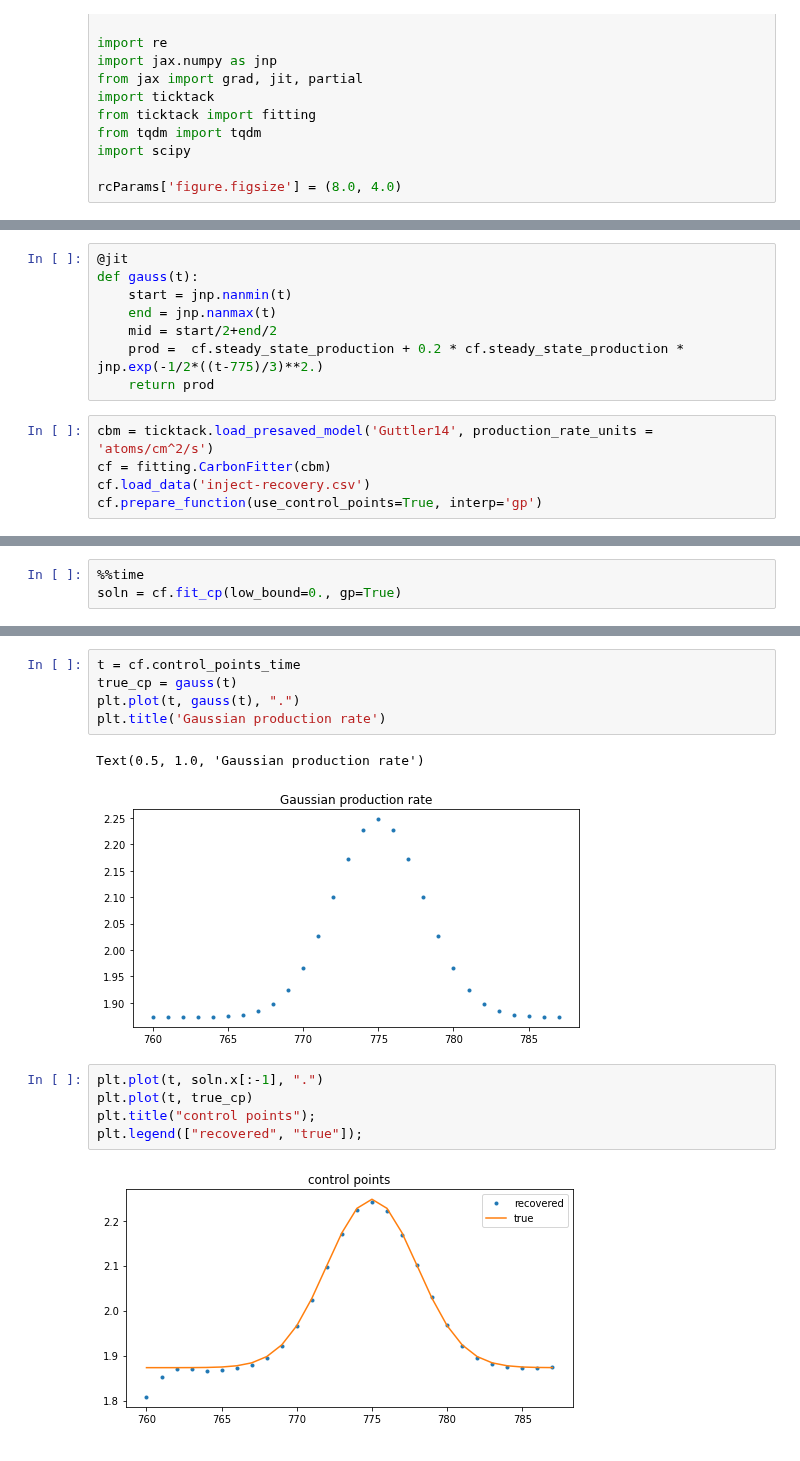
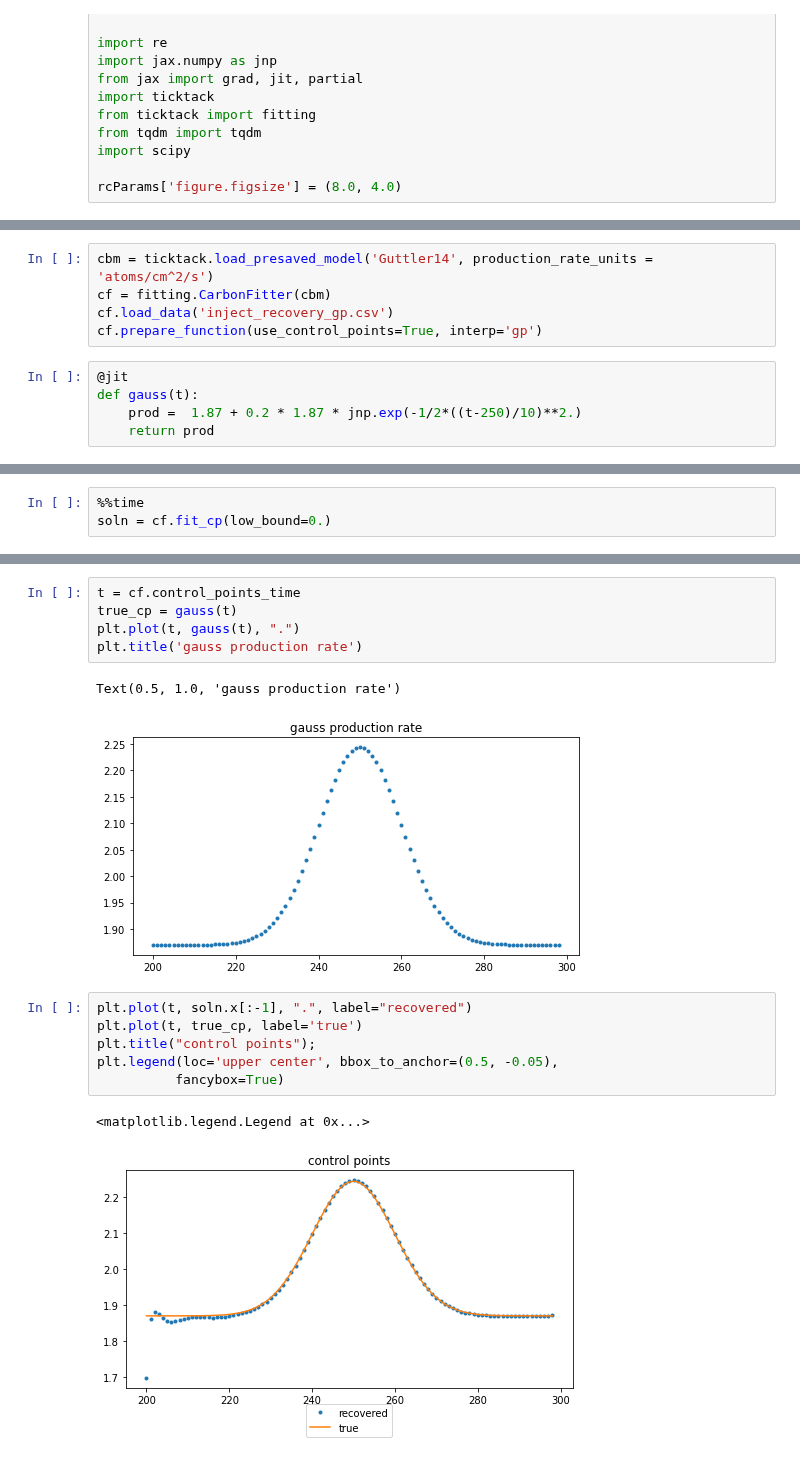
Before and after one commit to SharmaLlama/ticktack, a Jupyter notebook: notebooks/cp_injection_recovery_gaussian_gp.ipynb, the cells around one changed output, grey strips where cells are left out. Saved outputs shown, nothing was run; the diff lists cells and outputs as text.

```diff
--- a/notebooks/cp_injection_recovery_gaussian_gp.ipynb
+++ b/notebooks/cp_injection_recovery_gaussian_gp.ipynb
@@ -21,13 +17,10 @@ cf.load_data('inject-recovery.csv')
-# %%
-@jit
-def gauss(t):
-    start = jnp.nanmin(t)
-    end = jnp.nanmax(t)
-    mid = start/2+end/2
-    prod =  cf.steady_state_production + 0.2 * cf.steady_state_production * jnp.exp(-1/2*((t-775)/3)**2.)
-    return prod
 # %%
 cbm = ticktack.load_presaved_model('Guttler14', production_rate_units = 'atoms/cm^2/s')
 cf = fitting.CarbonFitter(cbm)
-cf.load_data('inject-recovery.csv')
+cf.load_data('inject_recovery_gp.csv')
 cf.prepare_function(use_control_points=True, interp='gp')
+# %%
+@jit
+def gauss(t):
+    prod =  1.87 + 0.2 * 1.87 * jnp.exp(-1/2*((t-250)/10)**2.)
+    return prod
@@ -34,4 +37,4 @@ cf.prepare_function(use_control_points=True, interp='gp')
 # %%
 %%time
-soln = cf.fit_cp(low_bound=0., gp=True)
+soln = cf.fit_cp(low_bound=0.)
 # %% [output]
@@ -53,15 +56,17 @@ chi2:  0.0025585913736884966
 t = cf.control_points_time
 true_cp = gauss(t)
 plt.plot(t, gauss(t), ".")
-plt.title('Gaussian production rate')
+plt.title('gauss production rate')
 # %% [output]
-Text(0.5, 1.0, 'Gaussian production rate')
+Text(0.5, 1.0, 'gauss production rate')
-[figure, old version]
+[figure, new version]
 # %%
-plt.plot(t, soln.x[:-1], ".")
-plt.plot(t, true_cp)
+plt.plot(t, soln.x[:-1], ".", label="recovered")
+plt.plot(t, true_cp, label='true')
 plt.title("control points");
-plt.legend(["recovered", "true"]);
+plt.legend(loc='upper center', bbox_to_anchor=(0.5, -0.05),
+          fancybox=True)
 # %% [output]
+<matplotlib.legend.Legend at 0x...>
-[figure, old version]
+[figure, new version]
 # %%
```
Also changed, not shown: parts of 7 cells of this notebook, 23 other files.
